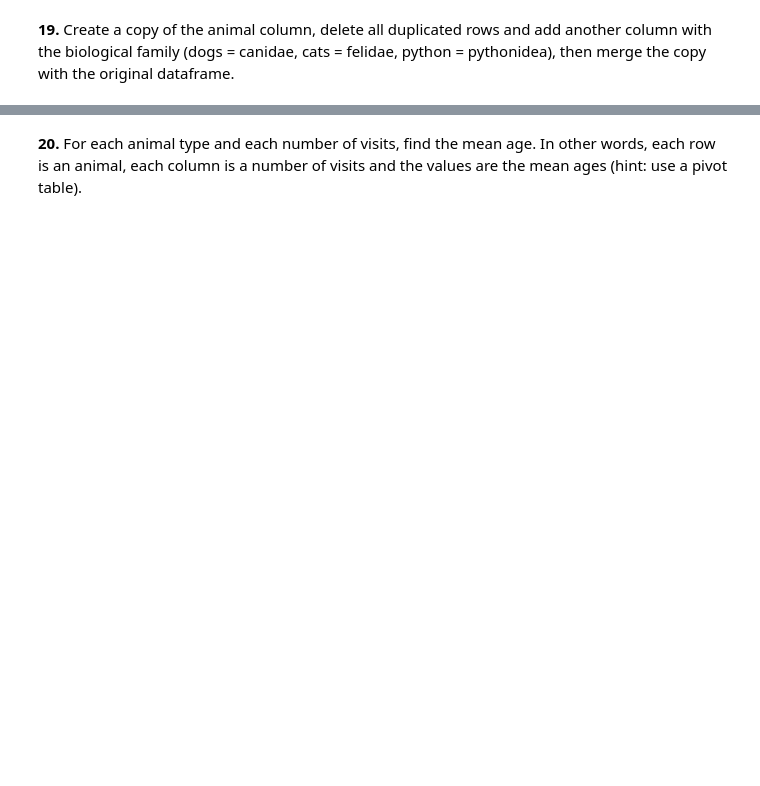
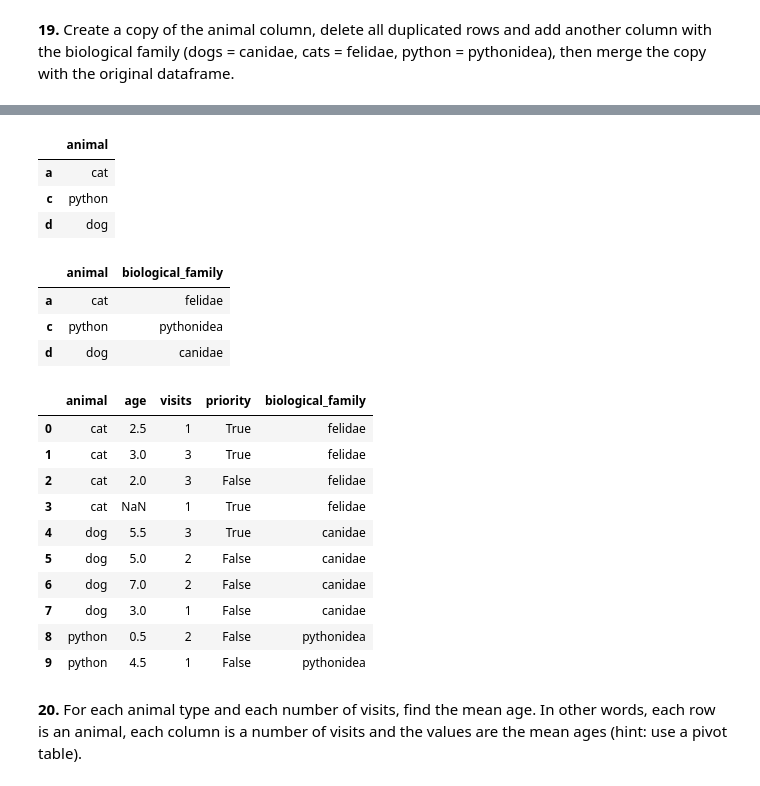
Before and after one commit to bibingka27/DSA104, a Jupyter notebook: lectures/session02/userfolder/pd-puzzles.ipynb, the cells around one changed output, grey strips where cells are left out. Cells and saved outputs as stored; diff of their text form; code cells hidden in the pictures; blank space fills up the shorter version.

```diff
--- a/lectures/session02/userfolder/pd-puzzles.ipynb
+++ b/lectures/session02/userfolder/pd-puzzles.ipynb
@@ -149,2 +257,5 @@ df_puzzle[(df_puzzle["animal"] == "cat") & (df_puzzle["age"] < 3)]
 # %% [markdown]
 **17.** In the 'animal' column, change the 'snake' entries to 'python'.
+# %%
+df_puzzle.loc[df_puzzle["animal"] == "snake", "animal"] = "python"
+df_puzzle
@@ -153,2 +304,6 @@ df_puzzle[(df_puzzle["animal"] == "cat") & (df_puzzle["age"] < 3)]
 # %% [markdown]
 **19.** Create a copy of the animal column, delete all duplicated rows and add another column with the biological family (dogs = canidae, cats = felidae, python = pythonidea), then merge the copy with the original dataframe.
+# %%
+df_animal = df_puzzle[["animal"]]
+
+df_animal
@@ -155,2 +322,32 @@ df_puzzle[(df_puzzle["animal"] == "cat") & (df_puzzle["age"] < 3)]
+# %%
+df_animal = df_animal.drop_duplicates()
+df_animal
+# %% [output]
+|  | animal |
+| a | cat |
+| c | python |
+| d | dog |
+# %%
+df_animal["biological_family"] = df_animal["animal"].map({"dog" : "canidae", "cat": "felidae", "python": "pythonidea"})
+df_animal
+# %% [output]
+|  | animal | biological_family |
+| a | cat | felidae |
+| c | python | pythonidea |
+| d | dog | canidae |
+# %%
+df_puzzle.merge(df_animal, how='outer')
+# %% [output]
+|  | animal | age | visits | priority | biological_family |
+| 0 | cat | 2.5 | 1 | True | felidae |
+| 1 | cat | 3.0 | 3 | True | felidae |
+| 2 | cat | 2.0 | 3 | False | felidae |
+| 3 | cat | NaN | 1 | True | felidae |
+| 4 | dog | 5.5 | 3 | True | canidae |
+| 5 | dog | 5.0 | 2 | False | canidae |
+| 6 | dog | 7.0 | 2 | False | canidae |
+| 7 | dog | 3.0 | 1 | False | canidae |
+| 8 | python | 0.5 | 2 | False | pythonidea |
+| 9 | python | 4.5 | 1 | False | pythonidea |
 # %% [markdown]
 **20.** For each animal type and each number of visits, find the mean age. In other words, each row is an animal, each column is a number of visits and the values are the mean ages (hint: use a pivot table).
```
Also changed, not shown: parts of 20 cells of this notebook.
